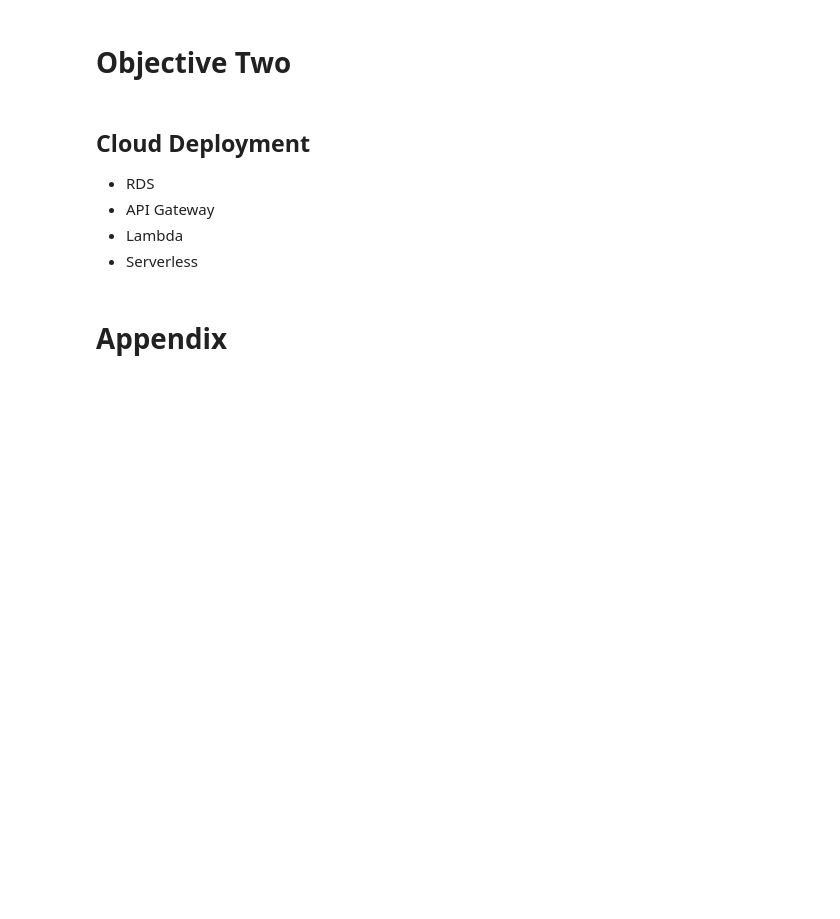
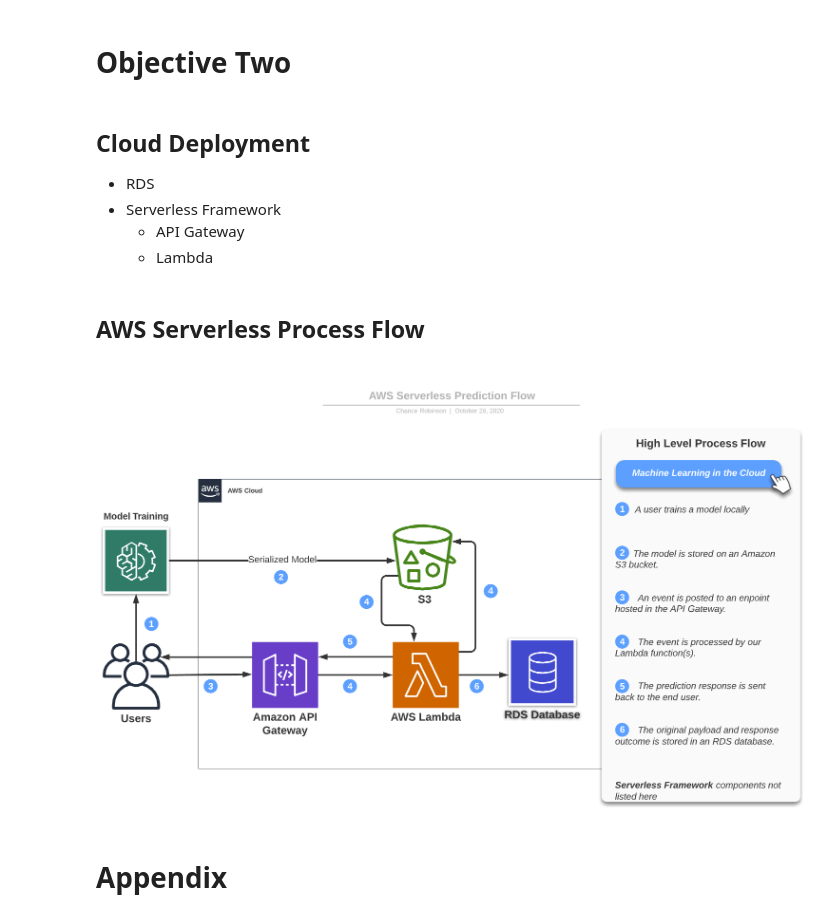
Before and after one commit to RobinsonCW/USWildfireAnalysis, a Jupyter notebook: src/objectives/python/USWildfireAnalysis.ipynb, the cells around one changed output. Cells and saved outputs as stored; diff of their text form; code cells hidden in the pictures; blank space fills up the shorter version.

```diff
--- a/src/objectives/python/USWildfireAnalysis.ipynb
+++ b/src/objectives/python/USWildfireAnalysis.ipynb
@@ -38,9 +60,15 @@ Given the size, location and date, can we predict the cause of a fire wildfire?
 ## Cloud Deployment
 
 - RDS
-- API Gateway
-- Lambda
-- Serverless
+- Serverless Framework
+    - API Gateway
+    - Lambda
+# %% [markdown]
+## AWS Serverless Process Flow
+# %%
+Image(filename='./img/aws_serverless_prediction_flow.png')
+# %% [output]
+[figure, added]
 # %% [markdown]
 # Appendix
 # %% [markdown]
```
Also changed, not shown: parts of 9 cells of this notebook, 4 other files.
